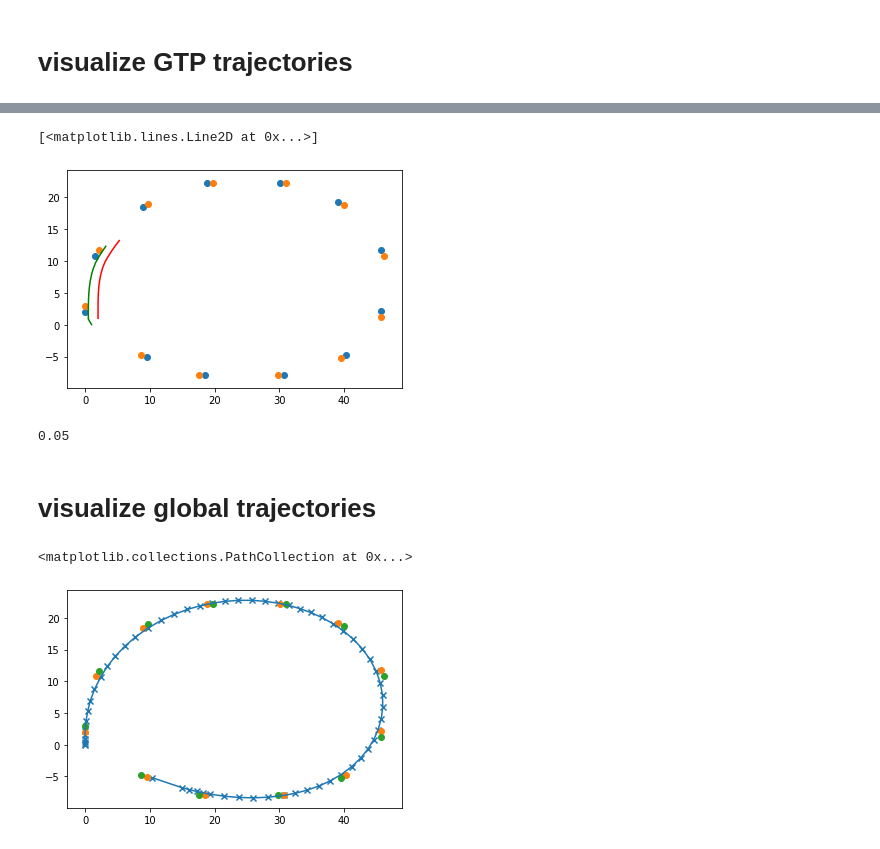
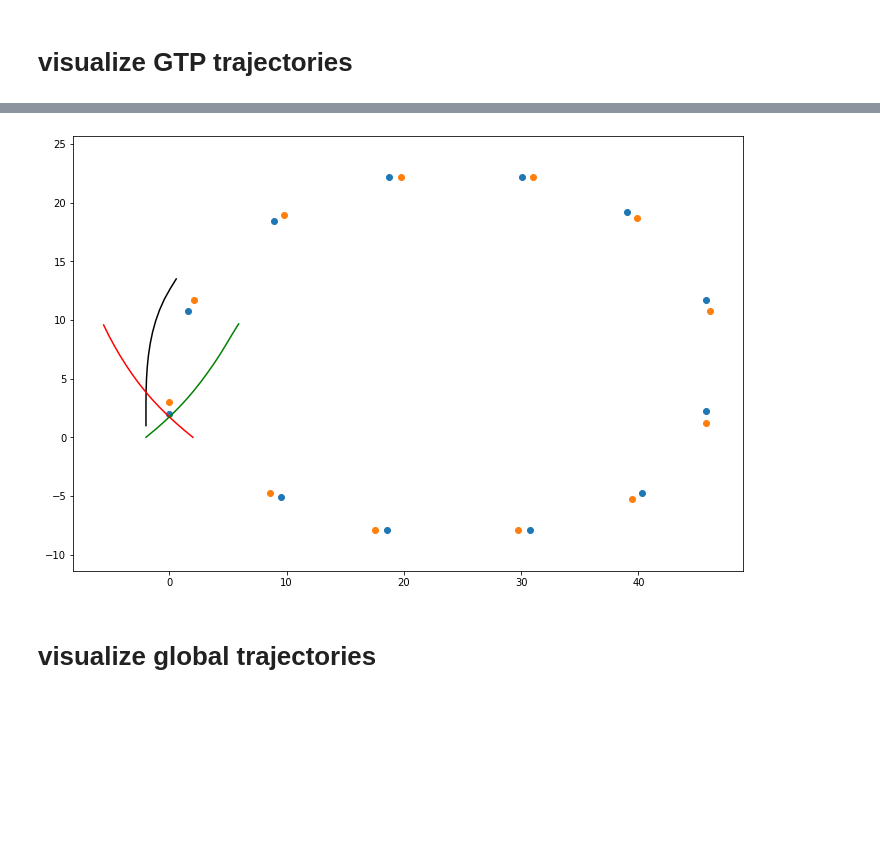
Before and after one commit to kylejbrown17/AirSim-NeurIPS2019-Drone-Racing, a Jupyter notebook: baselines/HumDrumExperiments.ipynb, the cells around one changed output, grey strips where cells are left out. Saved outputs shown, nothing was run; the diff lists cells and outputs as text; code cells hidden in the pictures; blank space fills up the shorter version.

Commit message:
Beginning a push to get a minimum viable controller up and running to generate qualifying logfiles.

```diff
--- a/baselines/HumDrumExperiments.ipynb
+++ b/baselines/HumDrumExperiments.ipynb
@@ -122,15 +122,24 @@ gate_outer_dims = airsim.Vector3r(
 gate_directions = [gtp.rotate_vector(g.orientation, airsim.Vector3r(0,1,0)) for g in gate_poses]
 
 drone_names = ["drone_1", "drone_2"]
+# drone_params = [
+#     {"r_safe": 0.5,
+#      "r_coll": 0.5,
+#      "v_max": 80.0,
+#      "a_max": 40.0},
+#     {"r_safe": 0.4,
+#      "r_coll": 0.3,
+#      "v_max": 20.0,
+#      "a_max": 10.0}]
 drone_params = [
-    {"r_safe": 0.5,
-     "r_coll": 0.5,
-     "v_max": 80.0,
-     "a_max": 40.0},
     {"r_safe": 0.4,
      "r_coll": 0.3,
      "v_max": 20.0,
-     "a_max": 10.0}]
+     "a_max": 15.0},
+    {"r_safe": 0.4,
+     "r_coll": 0.3,
+     "v_max": 20.0,
+     "a_max": 15.0}]
 parser = argparse.ArgumentParser(description='')
 parser.add_argument('--dt', type=float, default=0.05)
 parser.add_argument('--n', type=int, default=14)
@@ -176,9 +185,12 @@ plt.show()
 start_pos = start_state.kinematics_estimated.position
 p0 = [start_pos.x_val, start_pos.y_val, start_pos.z_val]
 joint_p0 = np.concatenate([p0-np.array([[2,0,0]]),p0+np.array([[2,0,0]])])
-ego_id = 1
+# ego_id = 1; opp_id = 0;
+ego_id = 0; opp_id = 1;
 base_traj = controller.init_trajectory(ego_id,joint_p0[ego_id,:])
-ego_traj = controller.iterative_br(ego_id,joint_p0)
+ego_traj = controller.iterative_br(ego_id,joint_p0,n_game_iterations=5)
+opp_traj = controller.iterative_br(opp_id,joint_p0,n_game_iterations=5)
+# ego_traj = controller.best_response(ego_id,joint_p0,[ego_traj,opp_traj])
 # %% [output]
 WARN: relaxing track constraints
 WARN: relaxing track constraints
@@ -189,16 +212,15 @@ Total IBR solution time:  1.6562316417694092
 # %%
+plt.figure(figsize=(12,8))
 plt.scatter([g.position.x_val for g in gate_poses],[g.position.y_val for g in gate_poses])
 plt.scatter([g.position.x_val + d.x_val for (g,d) in zip(gate_poses,gate_directions)],
             [g.position.y_val + d.y_val for (g,d) in zip(gate_poses,gate_directions)])
-plt.plot(base_traj[:,0],base_traj[:,1],"red")
+plt.plot(base_traj[:,0],base_traj[:,1],"black")
+plt.plot(opp_traj[:,0],opp_traj[:,1],"red")
 plt.plot(ego_traj[:,0],ego_traj[:,1],"green")
+plt.axis('equal')
+plt.show()
 # %% [output]
-[<matplotlib.lines.Line2D at 0x...>]
-[figure, old version]
+[figure, new version]
-# %%
-controller.dt
-# %% [output]
-0.05
 # %% [markdown]
 # visualize global trajectories
 # %%
@@ -208,11 +230,12 @@ pos,vel,accel,dt = optimizer.compute_global_optimal_trajectory(start_state,
     n = 5,
     dt_min = 0.05)
 # %%
+plt.figure(figsize=(12,8))
 plt.scatter([p[0] for p in pos],[p[1] for p in pos],marker="x")
 plt.plot([p[0] for p in pos],[p[1] for p in pos])
 plt.scatter([g.position.x_val for g in gate_poses],[g.position.y_val for g in gate_poses])
 plt.scatter([g.position.x_val + d.x_val for (g,d) in zip(gate_poses,gate_directions)],
             [g.position.y_val + d.y_val for (g,d) in zip(gate_poses,gate_directions)])
+plt.plot(ego_traj[:,0],ego_traj[:,1],"red")
+plt.axis('equal')
+plt.show()
-# %% [output]
-<matplotlib.collections.PathCollection at 0x...>
-[figure, removed]
```
Also changed, not shown: parts of 5 cells of this notebook, 1 other file.
